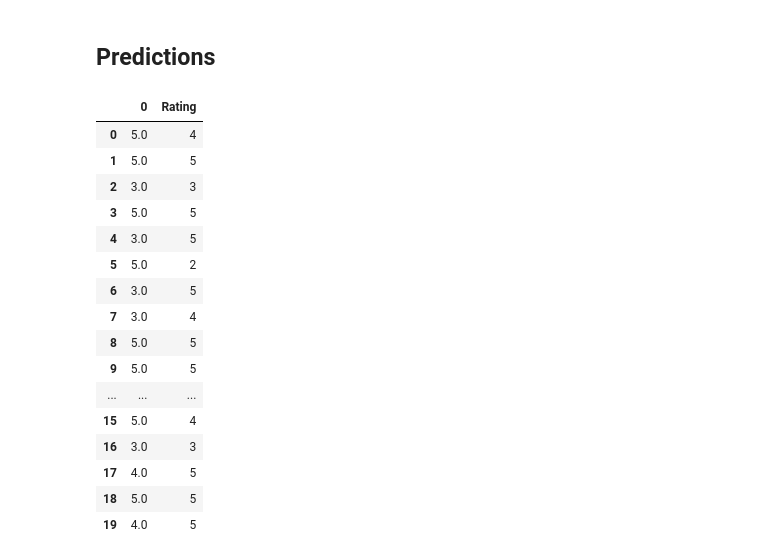
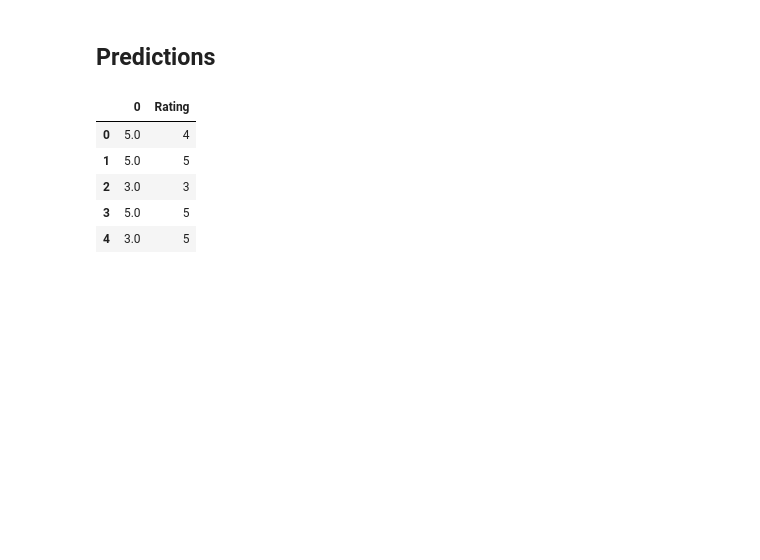
Before and after one commit to JonPara/Womens_Ecommerce_Reviews, a Jupyter notebook: Womens_Ecommerce_Reviews/Womens_Ecommerce_Reviews.ipynb, the cells around one changed output. Cells and saved outputs as stored; diff of their text form; code cells hidden in the pictures; blank space fills up the shorter version.

```diff
--- a/Womens_Ecommerce_Reviews/Womens_Ecommerce_Reviews.ipynb
+++ b/Womens_Ecommerce_Reviews/Womens_Ecommerce_Reviews.ipynb
@@ -205,31 +209,20 @@ nb = MultinomialNB()
 # %% [markdown]
 ## Predictions
 # %%
-# Used the predict method off of nb to predict labels from the X_test
+# Used the predict method off of naive bayes to predict labels from the X_test
 
 nb.fit(X_train,y_train)
 predictions = nb.predict(X_test)
 
 predict = pd.DataFrame(predictions)
 actual = pd.DataFrame(reviews["Rating"])
 
 predictions = pd.concat([predict, actual], axis = 1)
-predictions.head(20)
+predictions.head()
 # %% [output]
 |  | 0 | Rating |
 | 0 | 5.0 | 4 |
 | 1 | 5.0 | 5 |
 | 2 | 3.0 | 3 |
 | 3 | 5.0 | 5 |
 | 4 | 3.0 | 5 |
-| 5 | 5.0 | 2 |
-| 6 | 3.0 | 5 |
-| 7 | 3.0 | 4 |
-| 8 | 5.0 | 5 |
-| 9 | 5.0 | 5 |
-| ... | ... | ... |
-| 15 | 5.0 | 4 |
-| 16 | 3.0 | 3 |
-| 17 | 4.0 | 5 |
-| 18 | 5.0 | 5 |
-| 19 | 4.0 | 5 |
```
Also changed, not shown: parts of 9 cells of this notebook.
